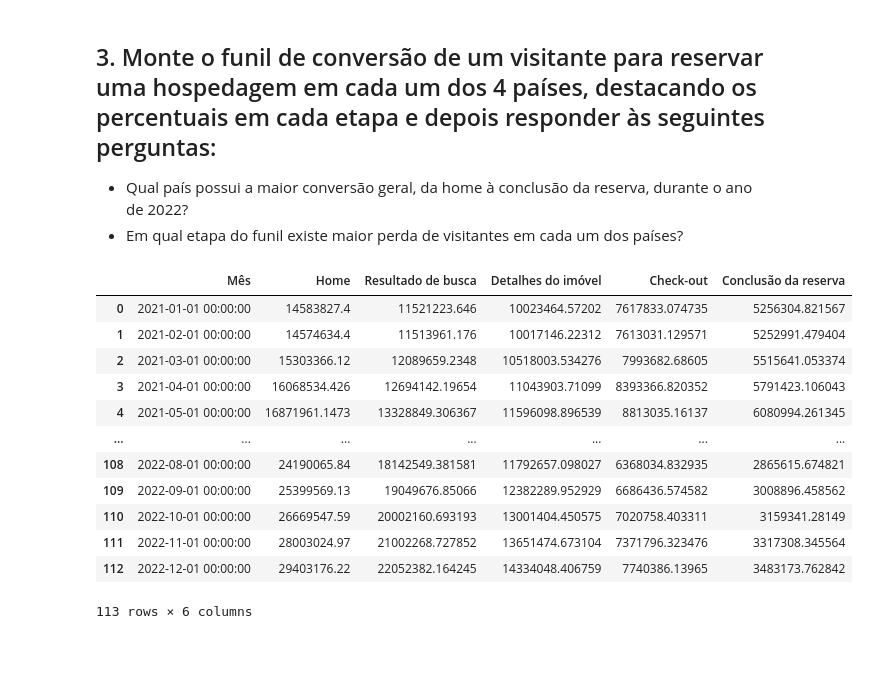
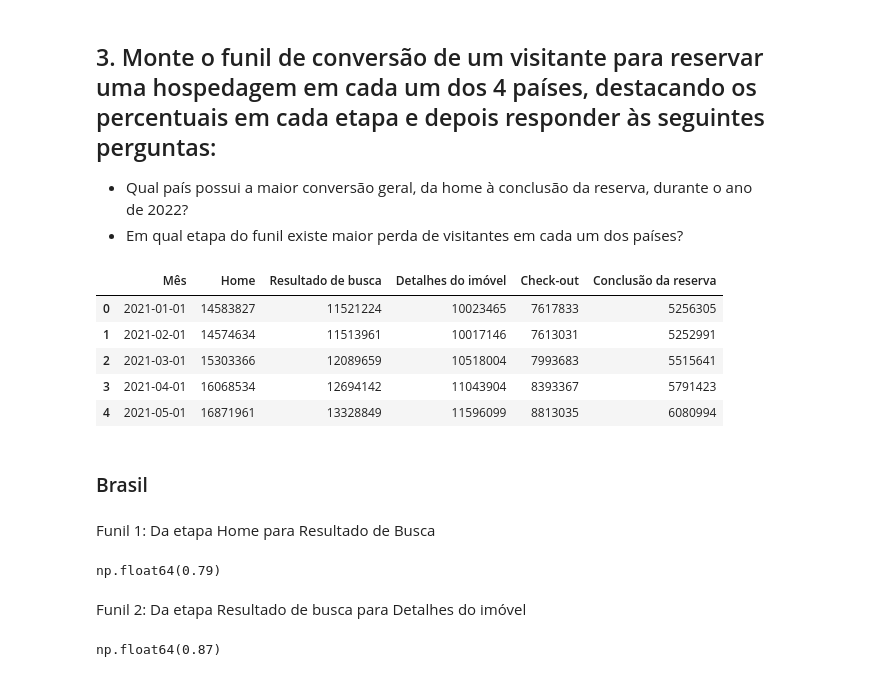
Before and after one commit to joaohsilva416/AirbnbLatamAnalysis, a Jupyter notebook: notebooks/airbnb_analysis.ipynb, the cells around one changed output. Cells and saved outputs as stored; diff of their text form; code cells hidden in the pictures; blank space fills up the shorter version.

```diff
--- a/notebooks/airbnb_analysis.ipynb
+++ b/notebooks/airbnb_analysis.ipynb
@@ -146,20 +146,28 @@ Observando o gráfico e a skew (assimetria), podemos ver que distribuição dos
 - Qual país possui a maior conversão geral, da home à conclusão da reserva, durante o ano de 2022?
 - Em qual etapa do funil existe maior perda de visitantes em cada um dos países?
 # %%
-df_br = pd.read_excel(path, sheet_name="Fluxo de reserva de imóvel - Br")
+df_br = pd.read_excel(path, sheet_name="Fluxo de reserva de imóvel - Br", nrows=24)
+pd.set_option("display.float_format", "{:.0f}".format)
 # %%
-df_br
+df_br.head()
 # %% [output]
 |  | Mês | Home | Resultado de busca | Detalhes do imóvel | Check-out | Conclusão da reserva |
-| 0 | 2021-01-01 00:00:00 | 14583827.4 | 11521223.646 | 10023464.57202 | 7617833.074735 | 5256304.821567 |
-| 1 | 2021-02-01 00:00:00 | 14574634.4 | 11513961.176 | 10017146.22312 | 7613031.129571 | 5252991.479404 |
-| 2 | 2021-03-01 00:00:00 | 15303366.12 | 12089659.2348 | 10518003.534276 | 7993682.68605 | 5515641.053374 |
-| 3 | 2021-04-01 00:00:00 | 16068534.426 | 12694142.19654 | 11043903.71099 | 8393366.820352 | 5791423.106043 |
-| 4 | 2021-05-01 00:00:00 | 16871961.1473 | 13328849.306367 | 11596098.896539 | 8813035.16137 | 6080994.261345 |
-| ... | ... | ... | ... | ... | ... | ... |
-| 108 | 2022-08-01 00:00:00 | 24190065.84 | 18142549.381581 | 11792657.098027 | 6368034.832935 | 2865615.674821 |
-| 109 | 2022-09-01 00:00:00 | 25399569.13 | 19049676.85066 | 12382289.952929 | 6686436.574582 | 3008896.458562 |
-| 110 | 2022-10-01 00:00:00 | 26669547.59 | 20002160.693193 | 13001404.450575 | 7020758.403311 | 3159341.28149 |
-| 111 | 2022-11-01 00:00:00 | 28003024.97 | 21002268.727852 | 13651474.673104 | 7371796.323476 | 3317308.345564 |
-| 112 | 2022-12-01 00:00:00 | 29403176.22 | 22052382.164245 | 14334048.406759 | 7740386.13965 | 3483173.762842 |
+| 0 | 2021-01-01 | 14583827 | 11521224 | 10023465 | 7617833 | 5256305 |
+| 1 | 2021-02-01 | 14574634 | 11513961 | 10017146 | 7613031 | 5252991 |
+| 2 | 2021-03-01 | 15303366 | 12089659 | 10518004 | 7993683 | 5515641 |
+| 3 | 2021-04-01 | 16068534 | 12694142 | 11043904 | 8393367 | 5791423 |
+| 4 | 2021-05-01 | 16871961 | 13328849 | 11596099 | 8813035 | 6080994 |
-113 rows × 6 columns
+# %% [markdown]
+### Brasil
+# %% [markdown]
+Funil 1: Da etapa Home para Resultado de Busca
+# %%
+(df_br['Resultado de busca'].sum()/df_br['Home'].sum()).round(2)
+# %% [output]
+np.float64(0.79)
+# %% [markdown]
+Funil 2: Da etapa Resultado de busca para Detalhes do imóvel
+# %%
+(df_br['Detalhes do imóvel'].sum()/df_br['Resultado de busca'].sum()).round(2)
+# %% [output]
+np.float64(0.87)
```
Also changed, not shown: parts of 45 cells of this notebook.
